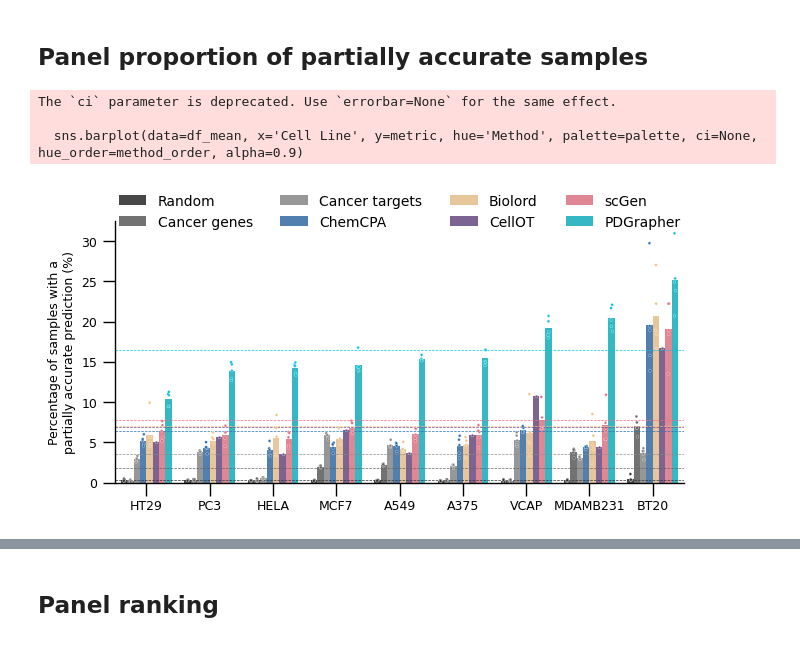
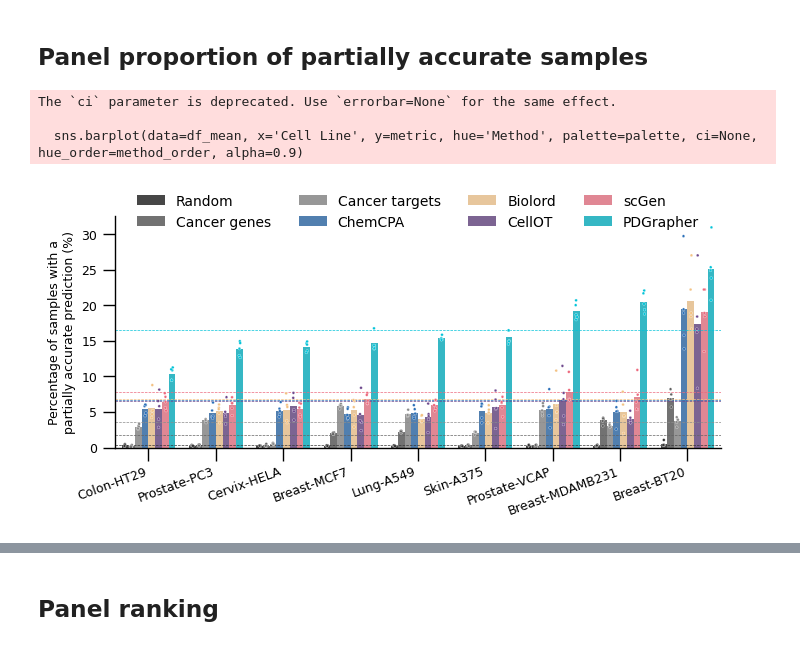
Before and after one commit to mims-harvard/PDGrapher, a Jupyter notebook: figures/figure_3_chemical_random/plot_figure_3.ipynb, the cells around one changed output, grey strips where cells are left out. Drawn from its saved outputs; the diff is of its cells as text; code cells hidden in the pictures.

Commit message:
added additional figures

```diff
--- a/figures/figure_3_chemical_random/plot_figure_3.ipynb
+++ b/figures/figure_3_chemical_random/plot_figure_3.ipynb
@@ -222,9 +222,22 @@ for path in paths:
 # Delete 'HA1E' from the performance dictionary
 if 'HA1E' in performance:
     del performance['HA1E']
+# %%
+cell_line_to_cancer_type = {
+    'A549': 'Lung-A549',
+    'A375': 'Skin-A375',
+    'BT20': 'Breast-BT20',
+    'HELA': 'Cervix-HELA',
+    'HT29': 'Colon-HT29',
+    'MCF7': 'Breast-MCF7',
+    'MDAMB231': 'Breast-MDAMB231',
+    'PC3': 'Prostate-PC3',
+    'VCAP': 'Prostate-VCAP'
+}
 # %% [markdown]
 ## Panel proportion of partially accurate samples
 # %%
+
 import pandas as pd
 import seaborn as sns
 import matplotlib.pyplot as plt
@@ -253,6 +266,17 @@ ordered_cell_lines = pdgrapher_means['Cell Line']
 # Reorder the DataFrame based on ordered cell lines
 df['Cell Line'] = pd.Categorical(df['Cell Line'], categories=ordered_cell_lines, ordered=True)
 df_mean['Cell Line'] = pd.Categorical(df_mean['Cell Line'], categories=ordered_cell_lines, ordered=True)
+
+
+
+# Apply the mapping to replace cell lines with cancer types
+df['Cancer Type'] = df['Cell Line'].map(cell_line_to_cancer_type)
+df_mean['Cancer Type'] = df_mean['Cell Line'].map(cell_line_to_cancer_type)
+
+# Replace x-axis labels with cancer types
+df['Cell Line'] = df['Cancer Type']
+df_mean['Cell Line'] = df_mean['Cancer Type']
+
 
 # Define a color palette that matches the existing figures
 palette = {
@@ -281,32 +305,33 @@ with sns.plotting_context(plotting_context):
 
 
 
 
 
     # Add horizontal lines for the overall mean ranking for each method
     for method in method_order:
         overall_mean = df[df['Method'] == method][metric].mean()
         plt.axhline(y=overall_mean, linestyle='--', color=palette[method], linewidth=0.5)
 
     # Remove title
     plt.title('')
     plt.ylim
 
     # Remove X-axis label
     plt.xlabel('')
     sns.despine()
 
     # Adjust legend to only include the bars and place it at the top
     handles, labels = plt.gca().get_legend_handles_labels()
     bar_handles = handles[:len(method_order)]
     bar_labels = labels[:len(method_order)]
     plt.legend(bar_handles, bar_labels, bbox_to_anchor=(0.5, 1.15), loc='upper center', ncol=4, frameon=False, title=None)
-
+    plt.subplots_adjust(right=0.95, bottom = 0.2)
     plt.ylabel('Percentage of samples with a\npartially accurate prediction (%)')
+    plt.xticks(rotation=20, ha="right")
     plt.savefig(osp.join(outdir, 'panel_partially_accurate_pred.pdf'))
     plt.show()
 # %% [output]
 The `ci` parameter is deprecated. Use `errorbar=None` for the same effect.
 
   sns.barplot(data=df_mean, x='Cell Line', y=metric, hue='Method', palette=palette, ci=None, hue_order=method_order, alpha=0.9)
-[figure, old version]
+[figure, new version]
```
Also changed, not shown: parts of 15 cells of this notebook, 44 other files.
